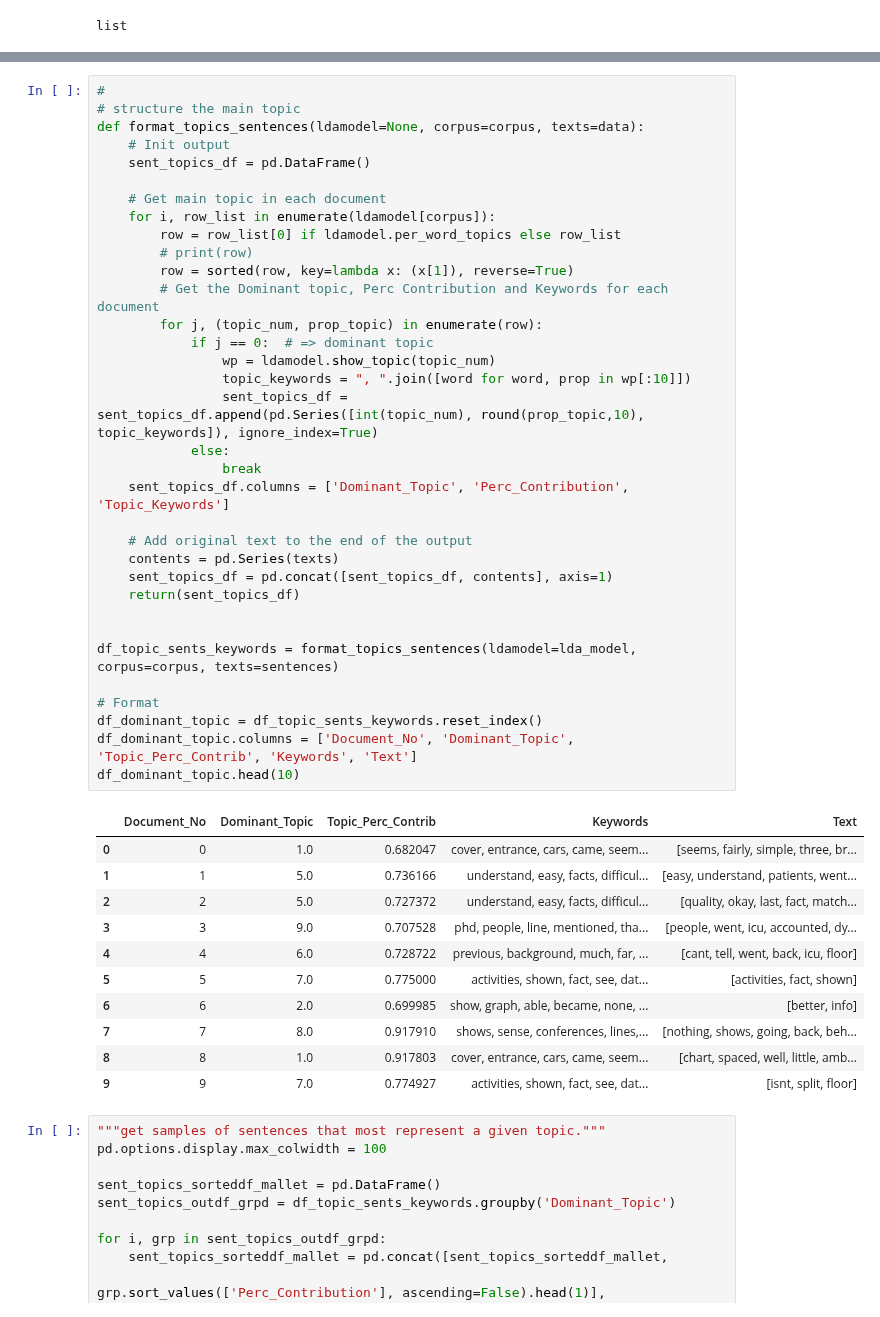
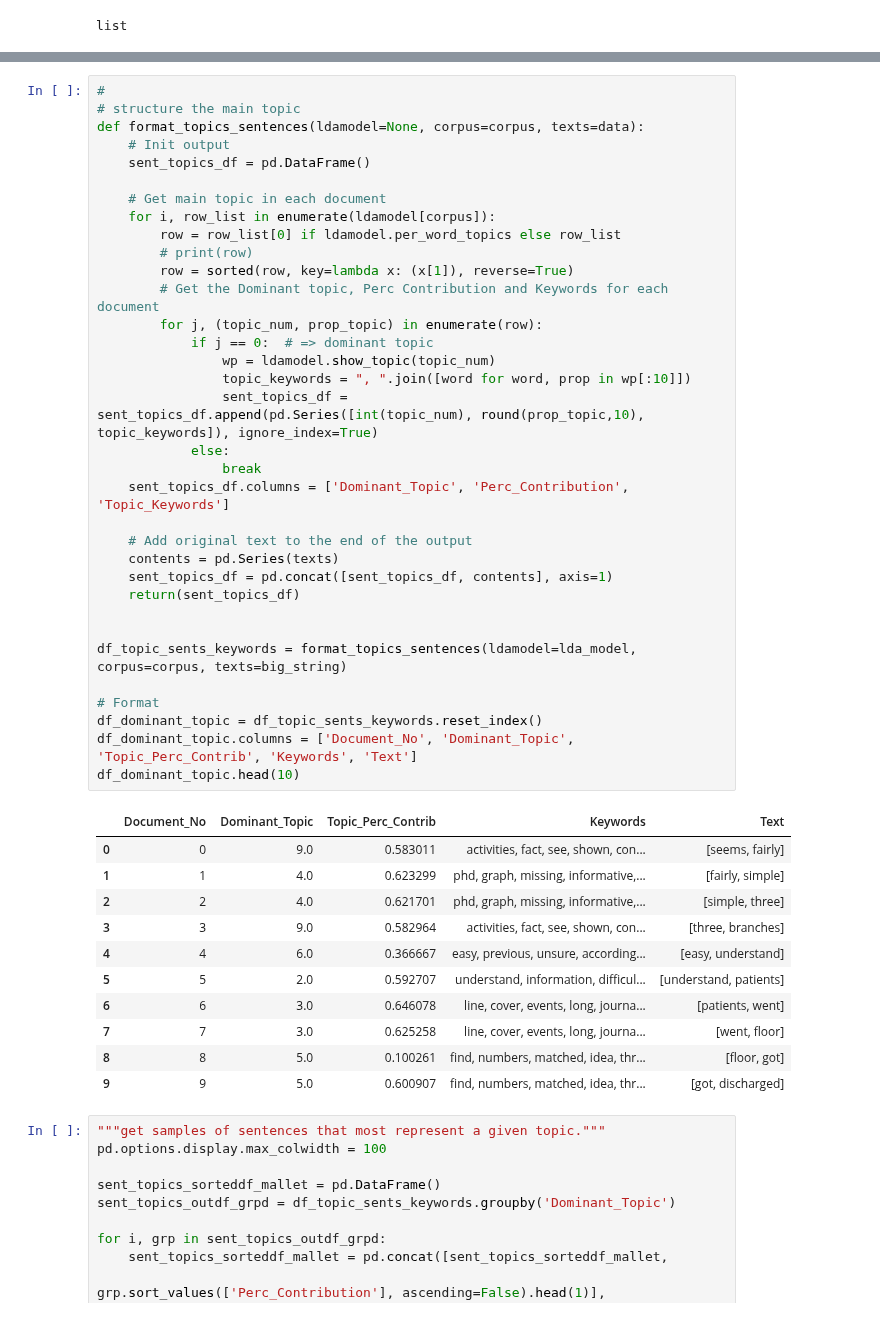
Before and after one commit to hdi-umd/SequenceSummary, a Jupyter notebook: Analysis/Qualitative_NLP_Analysis.ipynb, the cells around one changed output, grey strips where cells are left out. Saved outputs shown, nothing was run; the diff lists cells and outputs as text.

```diff
--- a/Analysis/Qualitative_NLP_Analysis.ipynb
+++ b/Analysis/Qualitative_NLP_Analysis.ipynb
@@ -348,44 +368,44 @@ def format_topics_sentences(ldamodel=None, corpus=corpus, texts=data):
     sent_topics_df = pd.DataFrame()
 
     # Get main topic in each document
     for i, row_list in enumerate(ldamodel[corpus]):
         row = row_list[0] if ldamodel.per_word_topics else row_list
         # print(row)
         row = sorted(row, key=lambda x: (x[1]), reverse=True)
         # Get the Dominant topic, Perc Contribution and Keywords for each document
         for j, (topic_num, prop_topic) in enumerate(row):
             if j == 0:  # => dominant topic
                 wp = ldamodel.show_topic(topic_num)
                 topic_keywords = ", ".join([word for word, prop in wp[:10]])
                 sent_topics_df = sent_topics_df.append(pd.Series([int(topic_num), round(prop_topic,10), topic_keywords]), ignore_index=True)
             else:
                 break
     sent_topics_df.columns = ['Dominant_Topic', 'Perc_Contribution', 'Topic_Keywords']
 
     # Add original text to the end of the output
     contents = pd.Series(texts)
     sent_topics_df = pd.concat([sent_topics_df, contents], axis=1)
     return(sent_topics_df)
 
 
-df_topic_sents_keywords = format_topics_sentences(ldamodel=lda_model, corpus=corpus, texts=sentences)
+df_topic_sents_keywords = format_topics_sentences(ldamodel=lda_model, corpus=corpus, texts=big_string)
 
 # Format
 df_dominant_topic = df_topic_sents_keywords.reset_index()
 df_dominant_topic.columns = ['Document_No', 'Dominant_Topic', 'Topic_Perc_Contrib', 'Keywords', 'Text']
 df_dominant_topic.head(10)
 # %% [output]
 |  | Document_No | Dominant_Topic | Topic_Perc_Contrib | Keywords | Text |
-| 0 | 0 | 1.0 | 0.682047 | cover, entrance, cars, came, seem... | [seems, fairly, simple, three, br... |
-| 1 | 1 | 5.0 | 0.736166 | understand, easy, facts, difficul... | [easy, understand, patients, went... |
-| 2 | 2 | 5.0 | 0.727372 | understand, easy, facts, difficul... | [quality, okay, last, fact, match... |
-| 3 | 3 | 9.0 | 0.707528 | phd, people, line, mentioned, tha... | [people, went, icu, accounted, dy... |
-| 4 | 4 | 6.0 | 0.728722 | previous, background, much, far, ... | [cant, tell, went, back, icu, floor] |
-| 5 | 5 | 7.0 | 0.775000 | activities, shown, fact, see, dat... | [activities, fact, shown] |
-| 6 | 6 | 2.0 | 0.699985 | show, graph, able, became, none, ... | [better, info] |
-| 7 | 7 | 8.0 | 0.917910 | shows, sense, conferences, lines,... | [nothing, shows, going, back, beh... |
-| 8 | 8 | 1.0 | 0.917803 | cover, entrance, cars, came, seem... | [chart, spaced, well, little, amb... |
-| 9 | 9 | 7.0 | 0.774927 | activities, shown, fact, see, dat... | [isnt, split, floor] |
+| 0 | 0 | 9.0 | 0.583011 | activities, fact, see, shown, con... | [seems, fairly] |
+| 1 | 1 | 4.0 | 0.623299 | phd, graph, missing, informative,... | [fairly, simple] |
+| 2 | 2 | 4.0 | 0.621701 | phd, graph, missing, informative,... | [simple, three] |
+| 3 | 3 | 9.0 | 0.582964 | activities, fact, see, shown, con... | [three, branches] |
+| 4 | 4 | 6.0 | 0.366667 | easy, previous, unsure, according... | [easy, understand] |
+| 5 | 5 | 2.0 | 0.592707 | understand, information, difficul... | [understand, patients] |
+| 6 | 6 | 3.0 | 0.646078 | line, cover, events, long, journa... | [patients, went] |
+| 7 | 7 | 3.0 | 0.625258 | line, cover, events, long, journa... | [went, floor] |
+| 8 | 8 | 5.0 | 0.100261 | find, numbers, matched, idea, thr... | [floor, got] |
+| 9 | 9 | 5.0 | 0.600907 | find, numbers, matched, idea, thr... | [got, discharged] |
 # %%
 """get samples of sentences that most represent a given topic."""
 pd.options.display.max_colwidth = 100
```
Also changed, not shown: parts of 35 cells of this notebook, 2 other files.
